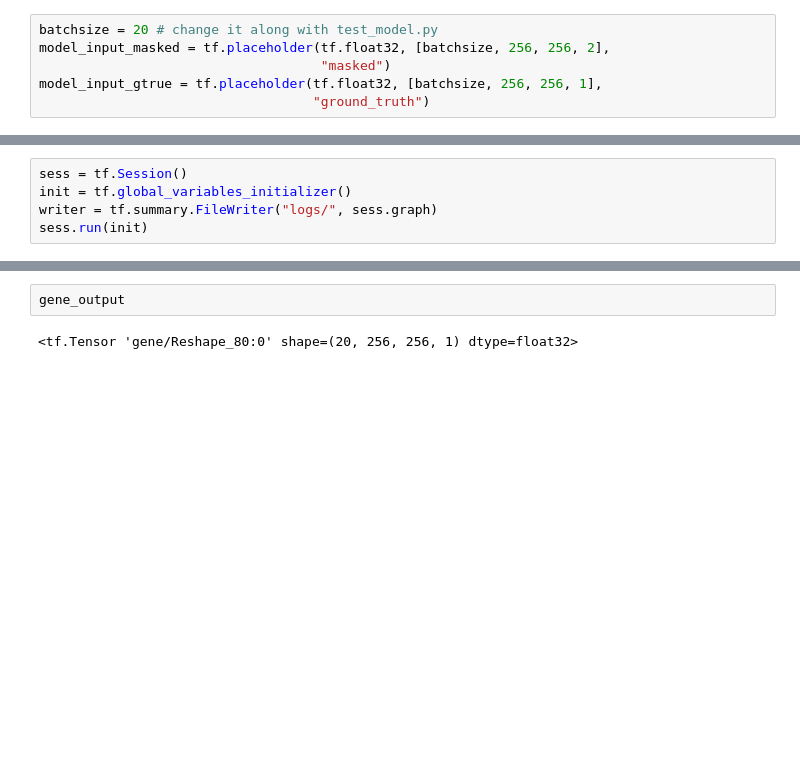
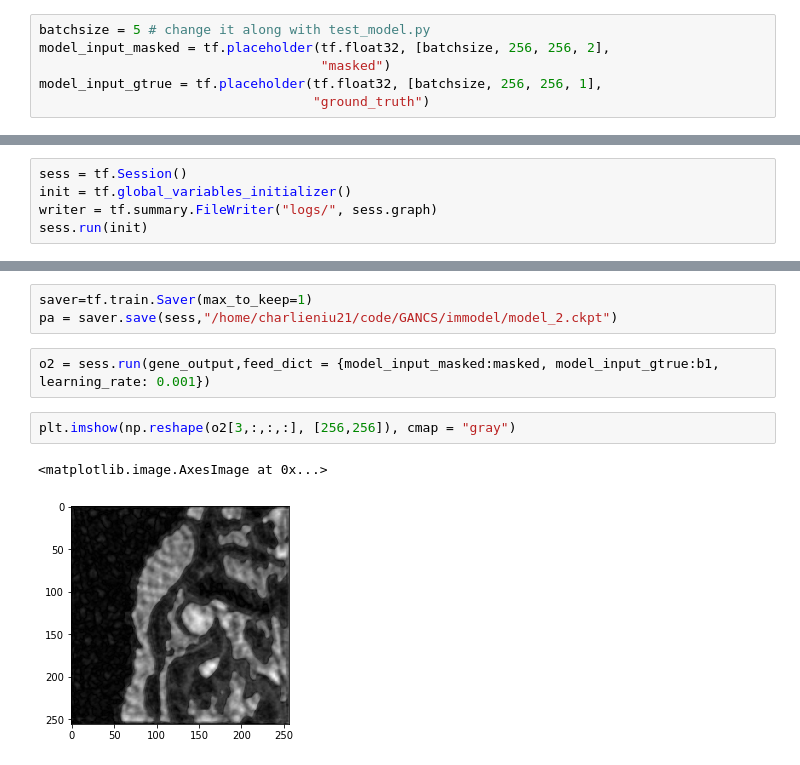
Before and after one commit to charlienew/GANCS, a Jupyter notebook: test_with_real_im.ipynb, the cells around one changed output, grey strips where cells are left out. Cells and saved outputs as stored; diff of their text form; blank space fills up the shorter version.

Commit message:
trainable model

```diff
--- a/test_with_real_im.ipynb
+++ b/test_with_real_im.ipynb
@@ -78,5 +82,5 @@ plt.imshow(o1, cmap = "gray")
 # %%
-batchsize = 20 # change it along with test_model.py
+batchsize = 5 # change it along with test_model.py
 model_input_masked = tf.placeholder(tf.float32, [batchsize, 256, 256, 2],
                                     "masked")
 model_input_gtrue = tf.placeholder(tf.float32, [batchsize, 256, 256, 1],
@@ -143,4 +160,10 @@ Hint: If you want to see a list of allocated tensors when OOM happens, add repor
-# %%
-gene_output
-# %% [output]
-<tf.Tensor 'gene/Reshape_80:0' shape=(20, 256, 256, 1) dtype=float32>
+# %%
+saver=tf.train.Saver(max_to_keep=1)
+pa = saver.save(sess,"/home/charlieniu21/code/GANCS/immodel/model_2.ckpt")
+# %%
+o2 = sess.run(gene_output,feed_dict = {model_input_masked:masked, model_input_gtrue:b1, learning_rate: 0.001})
+# %%
+plt.imshow(np.reshape(o2[3,:,:,:], [256,256]), cmap = "gray")
+# %% [output]
+<matplotlib.image.AxesImage at 0x...>
+[figure, added]
```
Also changed, not shown: parts of 10 cells of this notebook.
